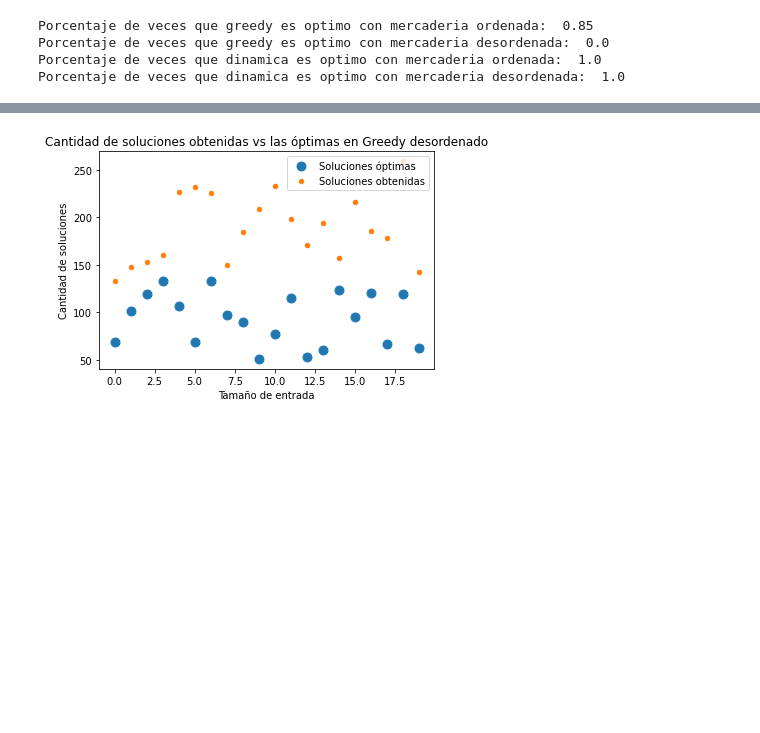
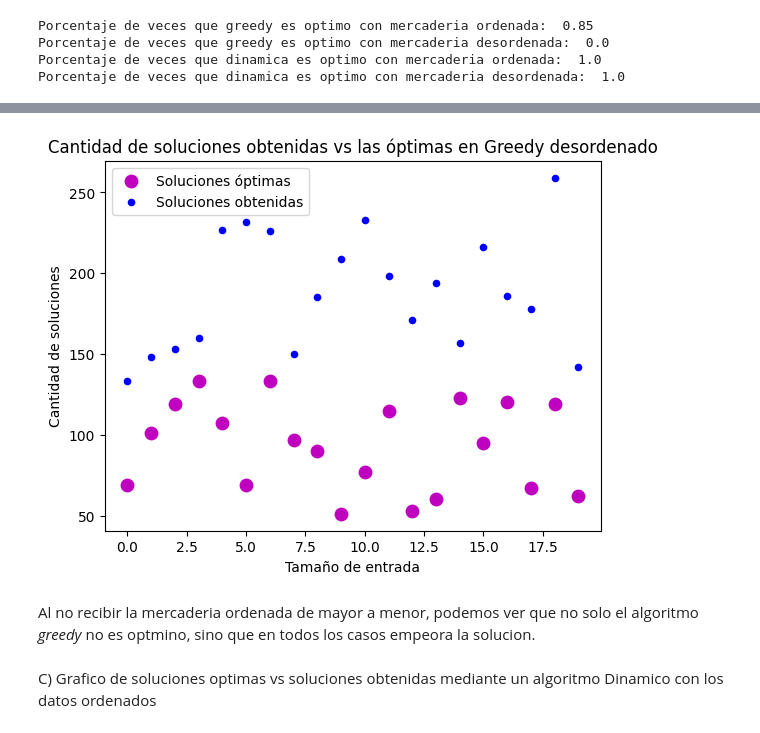
Before and after one commit to MartinUgarte/TDA-TP1, a Jupyter notebook: contrabando/grafico.ipynb, the cells around one changed output, grey strips where cells are left out. Cells and saved outputs as stored; diff of their text form; code cells hidden in the pictures; blank space fills up the shorter version.

```diff
--- a/contrabando/grafico.ipynb
+++ b/contrabando/grafico.ipynb
@@ -48,11 +48,15 @@ plt.show()
 # %%
-plt.scatter(tamaño_entrada, optimas_greedy_desordenado, s=80, label="Soluciones óptimas")
-plt.scatter(tamaño_entrada, obtenidas_greedy_desordenado, s=20, label="Soluciones obtenidas")
+plt.scatter(tamaño_entrada, optimas_greedy_desordenado, c = 'm', s=80, label="Soluciones óptimas")
+plt.scatter(tamaño_entrada, obtenidas_greedy_desordenado, c = 'b', s=20, label="Soluciones obtenidas")
 
 plt.title(f'Cantidad de soluciones obtenidas vs las óptimas en Greedy desordenado')
 plt.xlabel('Tamaño de entrada')
 plt.ylabel('Cantidad de soluciones')
 plt.legend()
 plt.show()
 # %% [output]
-[figure, old version]
+[figure, new version]
+# %% [markdown]
+Al no recibir la mercaderia ordenada de mayor a menor, podemos ver que no solo el algoritmo _greedy_ no es optmino, sino que en todos los casos empeora la solucion.
+# %% [markdown]
+C) Grafico de soluciones optimas vs soluciones obtenidas mediante un algoritmo Dinamico con los datos ordenados
```
Also changed, not shown: parts of 16 cells of this notebook, 1 other file.
